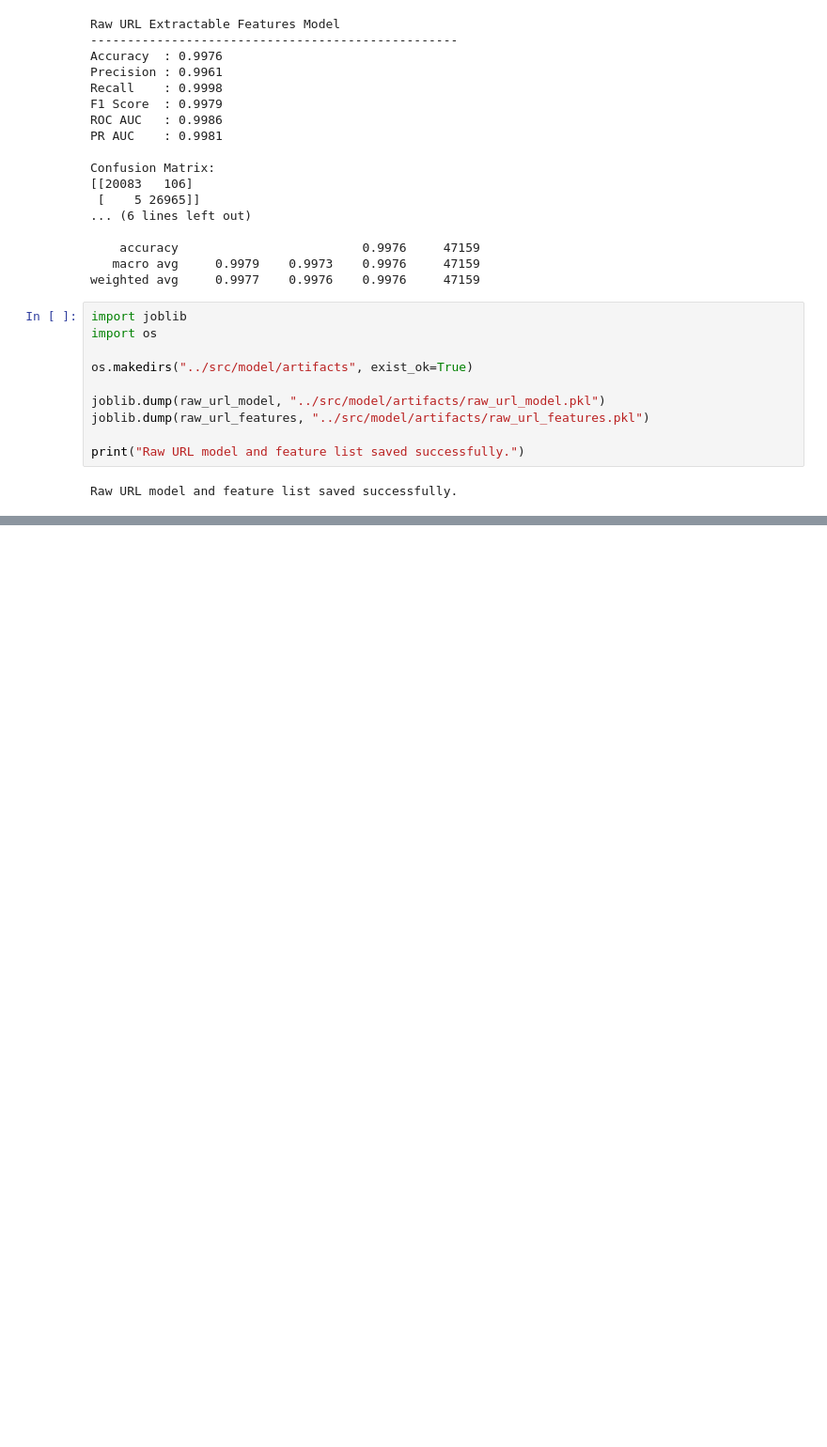
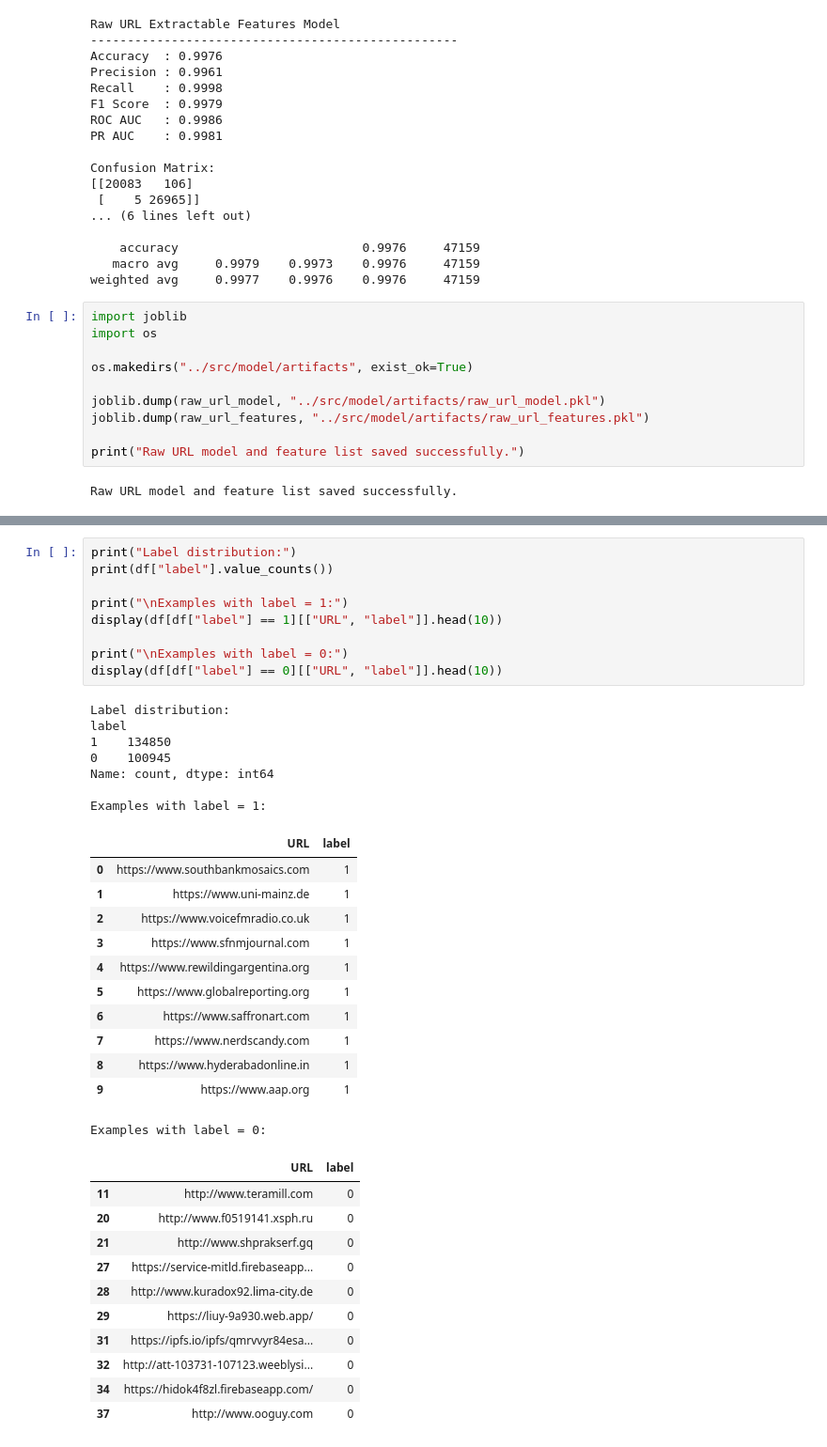
Before and after one commit to frhandev/phishing-ai-ui, a Jupyter notebook: notebooks/01_eda_and_modeling.ipynb, the cells around one changed output, grey strips where cells are left out. Shown at 94% size. Saved outputs shown, nothing was run; the diff lists cells and outputs as text; blank space fills up the shorter version.

```diff
--- a/notebooks/01_eda_and_modeling.ipynb
+++ b/notebooks/01_eda_and_modeling.ipynb
@@ -948,0 +1234,40 @@ Raw URL model and feature list saved successfully.
+# %%
+print("Label distribution:")
+print(df["label"].value_counts())
+
+print("\nExamples with label = 1:")
+display(df[df["label"] == 1][["URL", "label"]].head(10))
+
+print("\nExamples with label = 0:")
+display(df[df["label"] == 0][["URL", "label"]].head(10))
+# %% [output]
+Label distribution:
+label
+1    134850
+0    100945
+Name: count, dtype: int64
+
+Examples with label = 1:
+|  | URL | label |
+| 0 | https://www.southbankmosaics.com | 1 |
+| 1 | https://www.uni-mainz.de | 1 |
+| 2 | https://www.voicefmradio.co.uk | 1 |
+| 3 | https://www.sfnmjournal.com | 1 |
+| 4 | https://www.rewildingargentina.org | 1 |
+| 5 | https://www.globalreporting.org | 1 |
+| 6 | https://www.saffronart.com | 1 |
+| 7 | https://www.nerdscandy.com | 1 |
+| 8 | https://www.hyderabadonline.in | 1 |
+| 9 | https://www.aap.org | 1 |
+Examples with label = 0:
+|  | URL | label |
+| 11 | http://www.teramill.com | 0 |
+| 20 | http://www.f0519141.xsph.ru | 0 |
+| 21 | http://www.shprakserf.gq | 0 |
+| 27 | https://service-mitld.firebaseapp... | 0 |
+| 28 | http://www.kuradox92.lima-city.de | 0 |
+| 29 | https://liuy-9a930.web.app/ | 0 |
+| 31 | https://ipfs.io/ipfs/qmrvvyr84esa... | 0 |
+| 32 | http://att-103731-107123.weeblysi... | 0 |
+| 34 | https://hidok4f8zl.firebaseapp.com/ | 0 |
+| 37 | http://www.ooguy.com | 0 |
```
Also changed, not shown: parts of 14 cells of this notebook, 3 other files.
